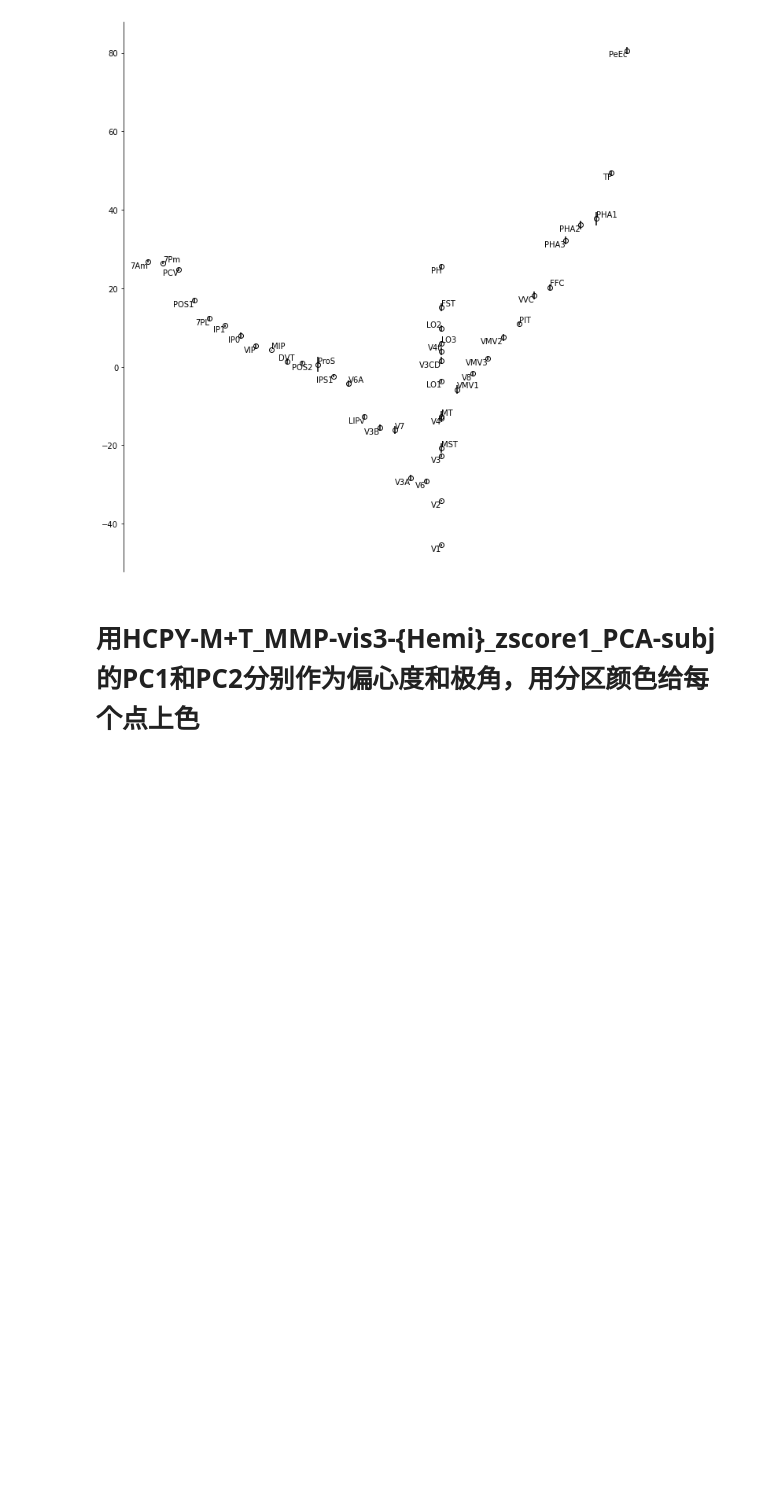
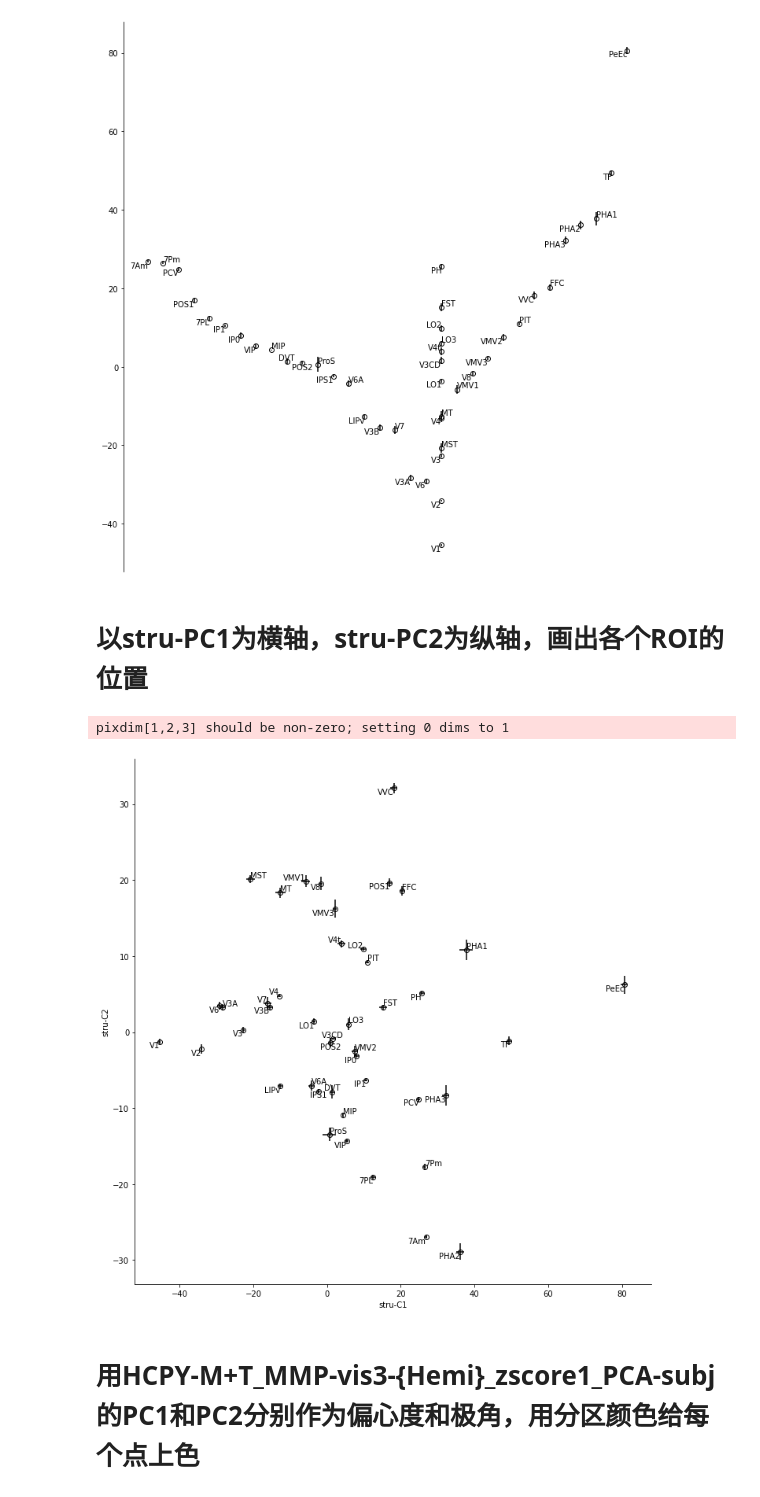
Before and after one commit to BNUCNL/nibrain, a Jupyter notebook: cxy_visual_dev/scripts/plot_tmp.ipynb, the cells around one changed output. Saved outputs shown, nothing was run; the diff lists cells and outputs as text; code cells hidden in the pictures; blank space fills up the shorter version.

Commit message:
cxy_visual_dev: cartesian-PC1+2_ROI

```diff
--- a/cxy_visual_dev/scripts/plot_tmp.ipynb
+++ b/cxy_visual_dev/scripts/plot_tmp.ipynb
@@ -404,6 +404,57 @@ fig.savefig(out_file)
 # %% [output]
 pixdim[1,2,3] should be non-zero; setting 0 dims to 1
 [figure]
+# %% [markdown]
+# 以stru-PC1为横轴，stru-PC2为纵轴，画出各个ROI的位置
+# %%
+fpath = pjoin(anal_dir, 'decomposition/HCPY-M+T_MMP-vis3-R_zscore1_PCA-subj.dscalar.nii')
+out_file = pjoin(work_dir, 'cartesian-PC1+2_ROI.jpg')
+
+rois = get_rois('MMP-vis3-R')
+atlas = Atlas('HCP-MMP')
+n_roi = len(rois)
+pc_maps = nib.load(fpath).get_fdata()[:2]
+
+# prepare plot
+x = np.zeros(n_roi)
+xerr = np.zeros(n_roi)
+y = np.zeros(n_roi)
+yerr = np.zeros(n_roi)
+for roi_idx, roi in enumerate(rois):
+    mask = atlas.get_mask(roi)[0]
+    roi_c1 = pc_maps[0][mask]
+    roi_c2 = pc_maps[1][mask]
+    x[roi_idx] = np.mean(roi_c1)
+    xerr[roi_idx] = sem(roi_c1)
+    y[roi_idx] = np.mean(roi_c2)
+    yerr[roi_idx] = sem(roi_c2)
+
+# plot
+fig, ax = plt.subplots(figsize=(10, 10))
+ax.errorbar(x, y, xerr=xerr, yerr=yerr, ecolor='k', linestyle='',
+            marker='o', mfc=(1, 1, 1, 0), mec='k')
+for j, i, roi in zip(x, y, rois):
+    roi = roi.lstrip('R_')
+    if roi in ['PHA1', 'FFC', 'MIP', 'LO3', 'PIT', 'FST', 'MST', 'V6A', 'ProS', 'MT', '7Pm', 'VMV2', 'V3A']:
+        ha, va = 'left', 'bottom'
+    elif roi in ['LO2', 'V4t', 'V4', 'VMV1', 'V7']:
+        ha, va = 'right', 'bottom'
+    elif roi in ['DVT', 'V3CD']:
+        ha, va = 'center', 'bottom'
+    elif roi in ['POS2', 'IPS1']:
+        ha, va = 'center', 'top'
+    else:
+        ha, va = 'right', 'top'
+    ax.text(j, i, roi, horizontalalignment=ha, verticalalignment=va)
+ax.set_xlabel('stru-C1')
+ax.set_ylabel('stru-C2')
+ax.spines['right'].set_visible(False)
+ax.spines['top'].set_visible(False)
+fig.tight_layout()
+fig.savefig(out_file)
+# %% [output]
+pixdim[1,2,3] should be non-zero; setting 0 dims to 1
+[figure, added]
 # %% [markdown]
 # 用HCPY-M+T_MMP-vis3-{Hemi}_zscore1_PCA-subj的PC1和PC2分别作为偏心度和极角，用分区颜色给每个点上色
 # %%
```
